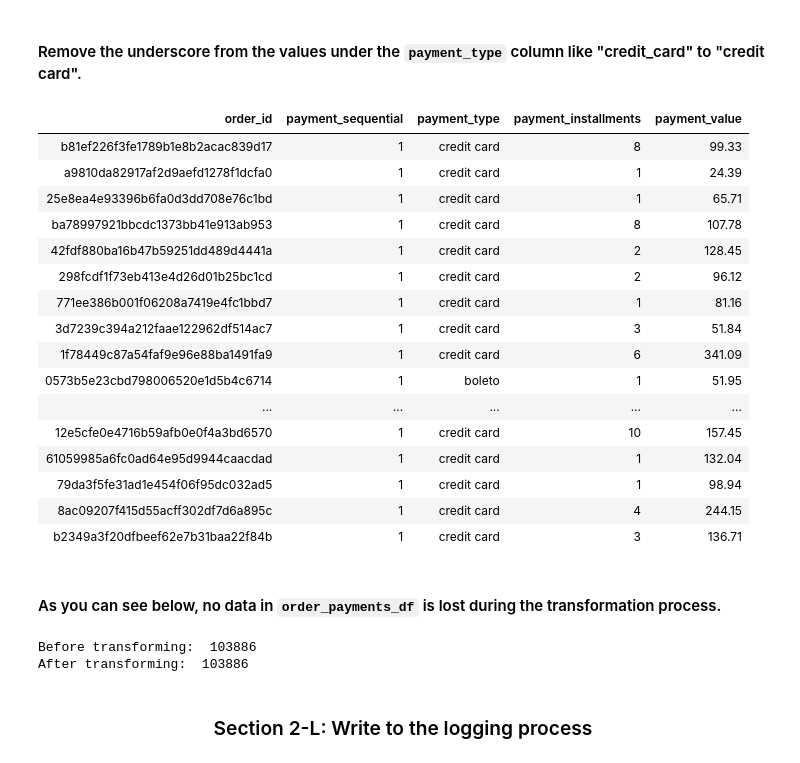
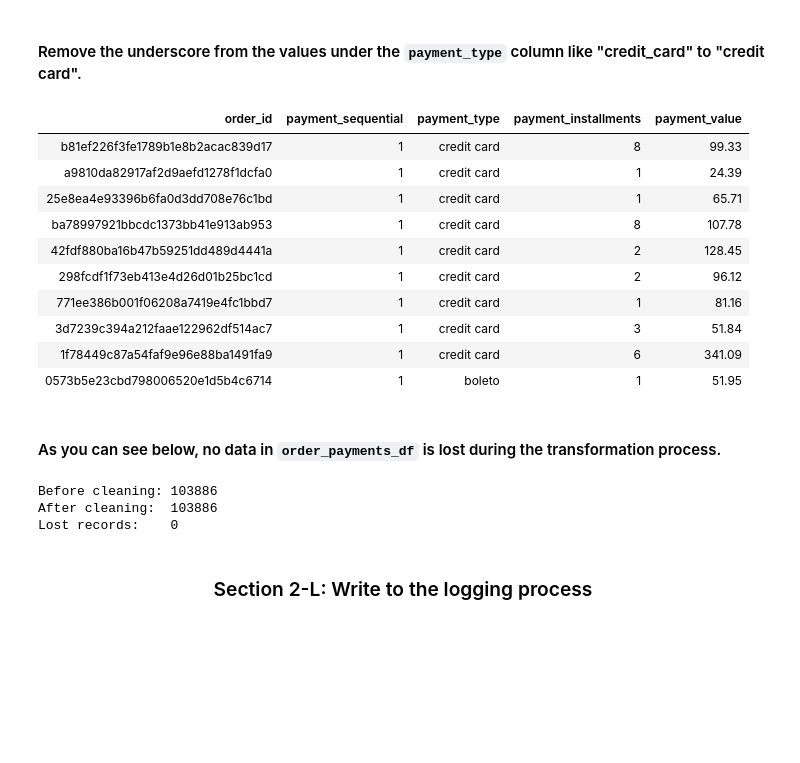
Before and after one commit to syafaatsaat/omni_oracle, a Jupyter notebook: final_project/notebooks/azure_data_cleaning.ipynb, the cells around one changed output. Saved outputs shown, nothing was run; the diff lists cells and outputs as text; code cells hidden in the pictures; blank space fills up the shorter version.

```diff
--- a/final_project/notebooks/azure_data_cleaning.ipynb
+++ b/final_project/notebooks/azure_data_cleaning.ipynb
@@ -1613,36 +1607,32 @@ Number of inconsistent rows: 0
 # %%
 order_payments_df = order_payments_df.withColumn(
     'payment_type',
     translate(order_payments_df['payment_type'], '_', ' ')
 )
 
-display(order_payments_df.limit(20))
+display(order_payments_df.limit(10))
 # %% [output]
 | order_id | payment_sequential | payment_type | payment_installments | payment_value |
 | b81ef226f3fe1789b1e8b2acac839d17 | 1 | credit card | 8 | 99.33 |
 | a9810da82917af2d9aefd1278f1dcfa0 | 1 | credit card | 1 | 24.39 |
 | 25e8ea4e93396b6fa0d3dd708e76c1bd | 1 | credit card | 1 | 65.71 |
 | ba78997921bbcdc1373bb41e913ab953 | 1 | credit card | 8 | 107.78 |
 | 42fdf880ba16b47b59251dd489d4441a | 1 | credit card | 2 | 128.45 |
 | 298fcdf1f73eb413e4d26d01b25bc1cd | 1 | credit card | 2 | 96.12 |
 | 771ee386b001f06208a7419e4fc1bbd7 | 1 | credit card | 1 | 81.16 |
 | 3d7239c394a212faae122962df514ac7 | 1 | credit card | 3 | 51.84 |
 | 1f78449c87a54faf9e96e88ba1491fa9 | 1 | credit card | 6 | 341.09 |
 | 0573b5e23cbd798006520e1d5b4c6714 | 1 | boleto | 1 | 51.95 |
-| ... | ... | ... | ... | ... |
-| 12e5cfe0e4716b59afb0e0f4a3bd6570 | 1 | credit card | 10 | 157.45 |
-| 61059985a6fc0ad64e95d9944caacdad | 1 | credit card | 1 | 132.04 |
-| 79da3f5fe31ad1e454f06f95dc032ad5 | 1 | credit card | 1 | 98.94 |
-| 8ac09207f415d55acff302df7d6a895c | 1 | credit card | 4 | 244.15 |
-| b2349a3f20dfbeef62e7b31baa22f84b | 1 | credit card | 3 | 136.71 |
 # %% [markdown]
 #### As you can see below, no data in `order_payments_df` is lost during the transformation process.
 # %%
-print("Before transforming: ", before_transform_row_count)
-print("After transforming: ", order_payments_df.count())
+print(f"Before cleaning: {before_transform_row_count}")
+print(f"After cleaning:  {order_payments_df.count()}")
+print(f"Lost records:    {before_transform_row_count - order_payments_df.count()}")
 # %% [output]
-Before transforming:  103886
-After transforming:  103886
+Before cleaning: 103886
+After cleaning:  103886
+Lost records:    0
 # %% [markdown]
 <section id="section_2l">
     <h3 style="text-align: center">Section 2-L: Write to the logging process</h3>
```
Also changed, not shown: parts of 35 cells of this notebook.
